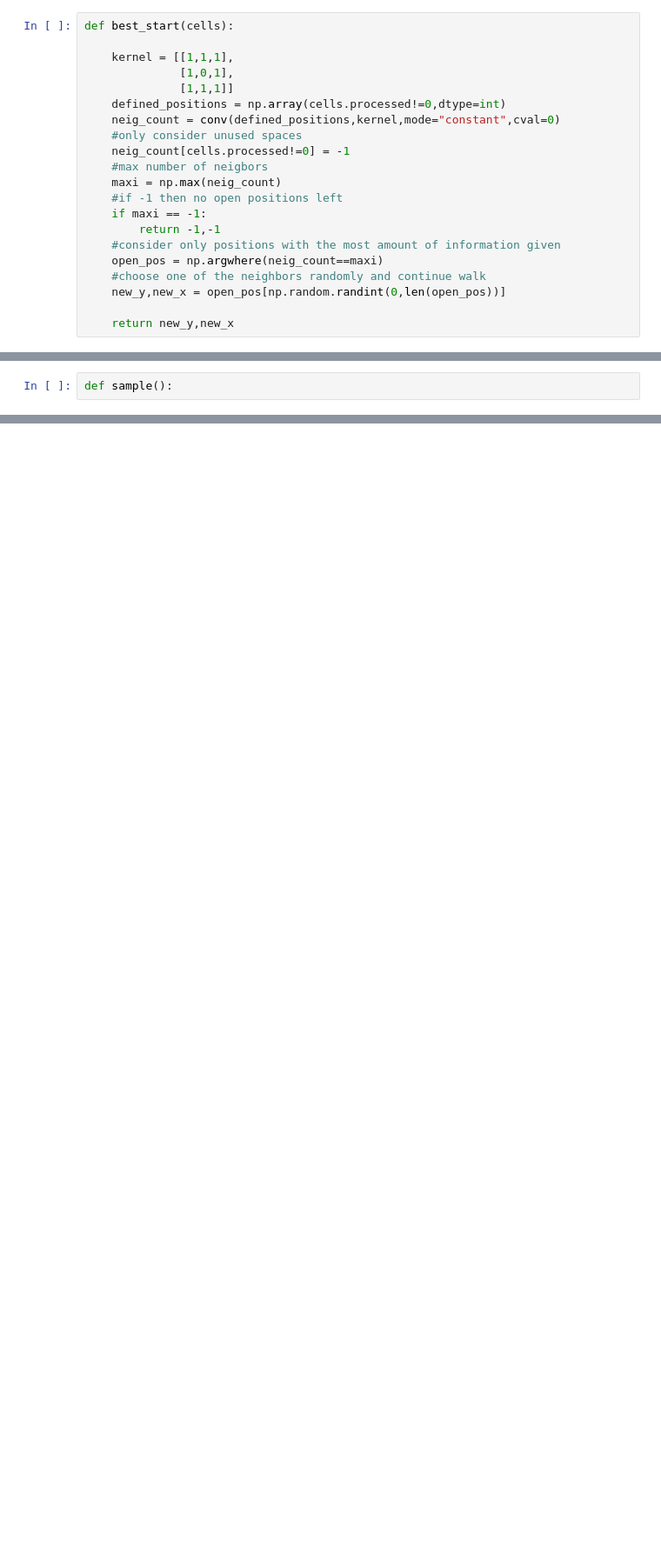
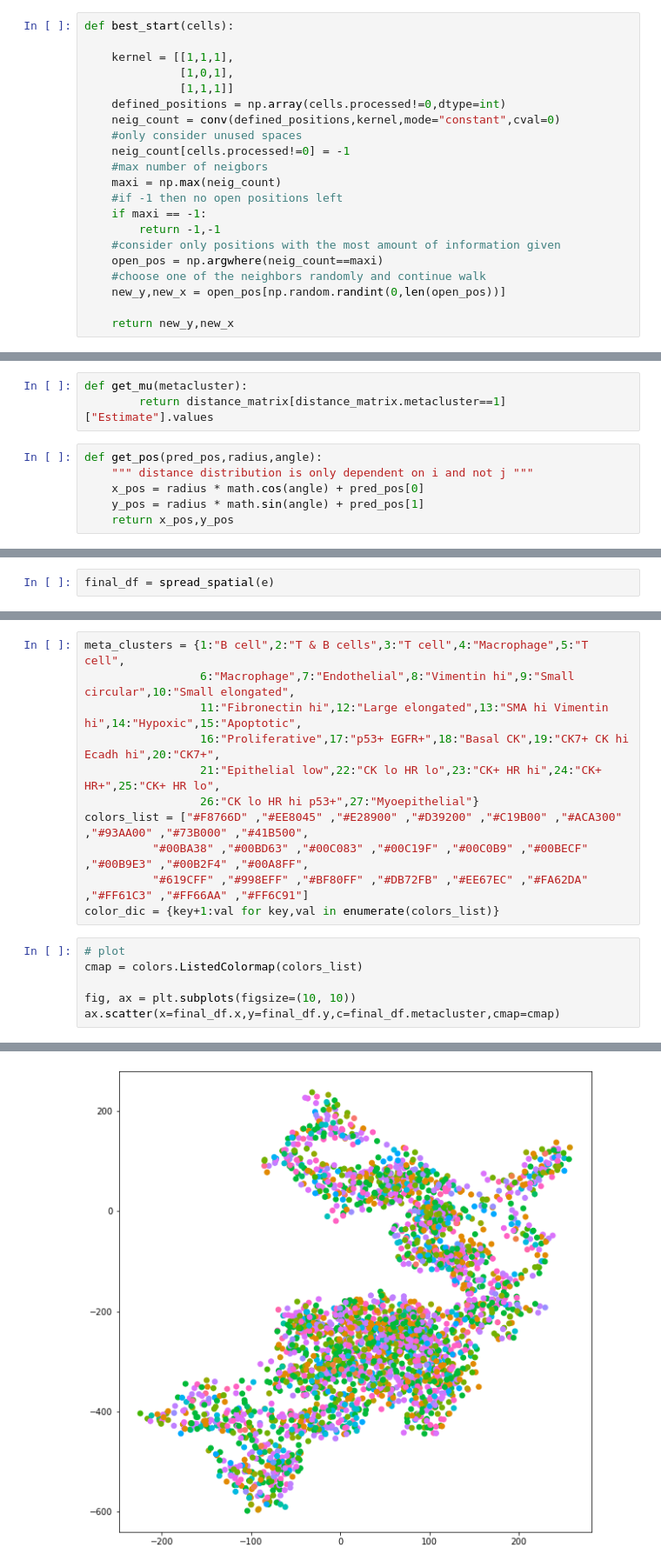
Before and after one commit to brunopalau/generative_breast_cancer_model, a Jupyter notebook: code/create.ipynb, the cells around one changed output, grey strips where cells are left out. Shown at 87% size. Drawn from its saved outputs; the diff is of its cells as text; blank space fills up the shorter version.

```diff
--- a/code/create.ipynb
+++ b/code/create.ipynb
@@ -82,5 +112,12 @@ def get_pde():
+# %%
+def get_mu(metacluster):
+        return distance_matrix[distance_matrix.metacluster==1]["Estimate"].values
 # %%
-def sample():
+def get_pos(pred_pos,radius,angle):
+    """ distance distribution is only dependent on i and not j """
+    x_pos = radius * math.cos(angle) + pred_pos[0]
+    y_pos = radius * math.sin(angle) + pred_pos[1]
+    return x_pos,y_pos
 # %%
 # todo: add estimation of mu and sigma for distance matrix
 # todo: implement networkX
@@ -139,0 +201,2 @@ def spread_spatial(cells):
+# %%
+final_df = spread_spatial(e)
@@ -139,0 +221,18 @@ def spread_spatial(cells):
+# %%
+meta_clusters = {1:"B cell",2:"T & B cells",3:"T cell",4:"Macrophage",5:"T cell",
+                 6:"Macrophage",7:"Endothelial",8:"Vimentin hi",9:"Small circular",10:"Small elongated",
+                 11:"Fibronectin hi",12:"Large elongated",13:"SMA hi Vimentin hi",14:"Hypoxic",15:"Apoptotic",
+                 16:"Proliferative",17:"p53+ EGFR+",18:"Basal CK",19:"CK7+ CK hi Ecadh hi",20:"CK7+",
+                 21:"Epithelial low",22:"CK lo HR lo",23:"CK+ HR hi",24:"CK+ HR+",25:"CK+ HR lo",
+                 26:"CK lo HR hi p53+",27:"Myoepithelial"}
+colors_list = ["#F8766D" ,"#EE8045" ,"#E28900" ,"#D39200" ,"#C19B00" ,"#ACA300" ,"#93AA00" ,"#73B000" ,"#41B500",
+          "#00BA38" ,"#00BD63" ,"#00C083" ,"#00C19F" ,"#00C0B9" ,"#00BECF" ,"#00B9E3" ,"#00B2F4" ,"#00A8FF",
+          "#619CFF" ,"#998EFF" ,"#BF80FF" ,"#DB72FB" ,"#EE67EC" ,"#FA62DA" ,"#FF61C3" ,"#FF66AA" ,"#FF6C91"]
+color_dic = {key+1:val for key,val in enumerate(colors_list)}
+# %%
+# plot
+cmap = colors.ListedColormap(colors_list)
+
+fig, ax = plt.subplots(figsize=(10, 10))
+ax.scatter(x=final_df.x,y=final_df.y,c=final_df.metacluster,cmap=cmap)
+# %% [output]
@@ -139,0 +240 @@ def spread_spatial(cells):
+[figure, added]
```
Also changed, not shown: parts of 13 cells of this notebook, 1 other file.
